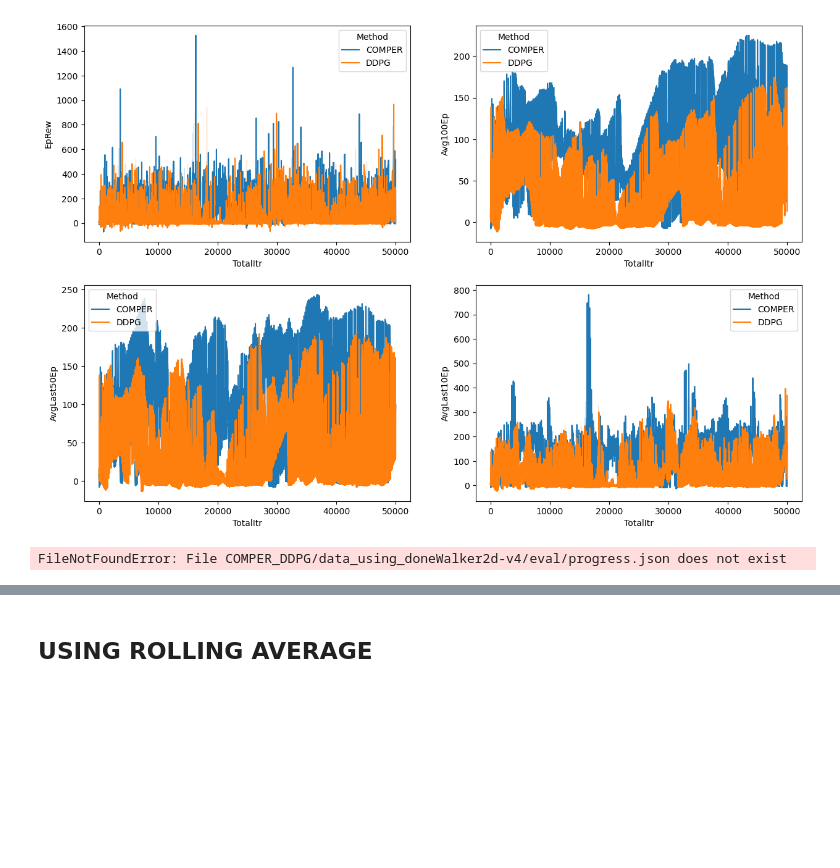
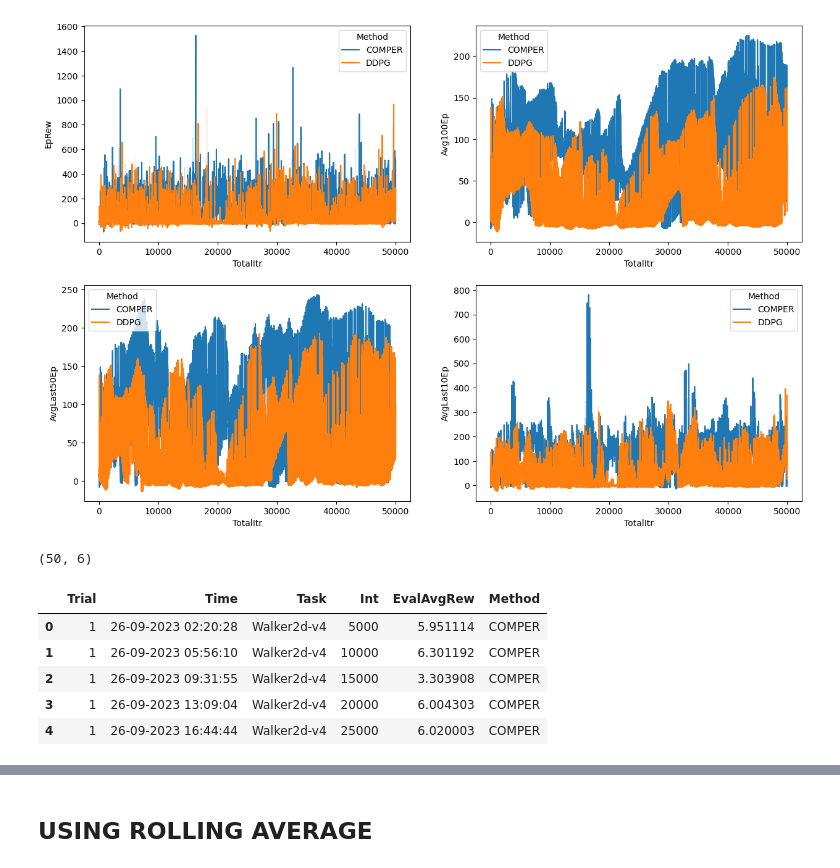
Before and after one commit to DanielEugenioNeves/COMPER-GYM-RESULTS, a Jupyter notebook: Walker2d-v4-Done.ipynb, the cells around one changed output, grey strips where cells are left out. Cells and saved outputs as stored; diff of their text form; code cells hidden in the pictures; blank space fills up the shorter version.

```diff
--- a/Walker2d-v4-Done.ipynb
+++ b/Walker2d-v4-Done.ipynb
@@ -79,13 +79,19 @@ sns.lineplot(data=df, x="TotalItr", y="AvgLast10Ep",hue="Method",ax=axs[1][1])
 <Axes: xlabel='TotalItr', ylabel='AvgLast10Ep'>
 [figure]
 # %%
-path ='COMPER_DDPG/data_using_done'+env+'/eval/progress.json'
+path ='COMPER_DDPG/data_using_done/'+env+'/eval/progress.json'
 df_comper_eval = pd.read_json(path,lines=True)
 df_comper_eval["Method"]="COMPER"
 print(df_comper_eval.shape)
 df_comper_eval.head()
 # %% [output]
-FileNotFoundError: File COMPER_DDPG/data_using_doneWalker2d-v4/eval/progress.json does not exist
+(50, 6)
+|  | Trial | Time | Task | Int | EvalAvgRew | Method |
+| 0 | 1 | 26-09-2023 02:20:28 | Walker2d-v4 | 5000 | 5.951114 | COMPER |
+| 1 | 1 | 26-09-2023 05:56:10 | Walker2d-v4 | 10000 | 6.301192 | COMPER |
+| 2 | 1 | 26-09-2023 09:31:55 | Walker2d-v4 | 15000 | 3.303908 | COMPER |
+| 3 | 1 | 26-09-2023 13:09:04 | Walker2d-v4 | 20000 | 6.004303 | COMPER |
+| 4 | 1 | 26-09-2023 16:44:44 | Walker2d-v4 | 25000 | 6.020003 | COMPER |
 # %%
 path ='DPPG/data_using_done/'+env+'/eval/progress.json'
 df_ddpg_eval = pd.read_json(path,lines=True)
```
Also changed, not shown: parts of 16 cells of this notebook, 20 other files.
